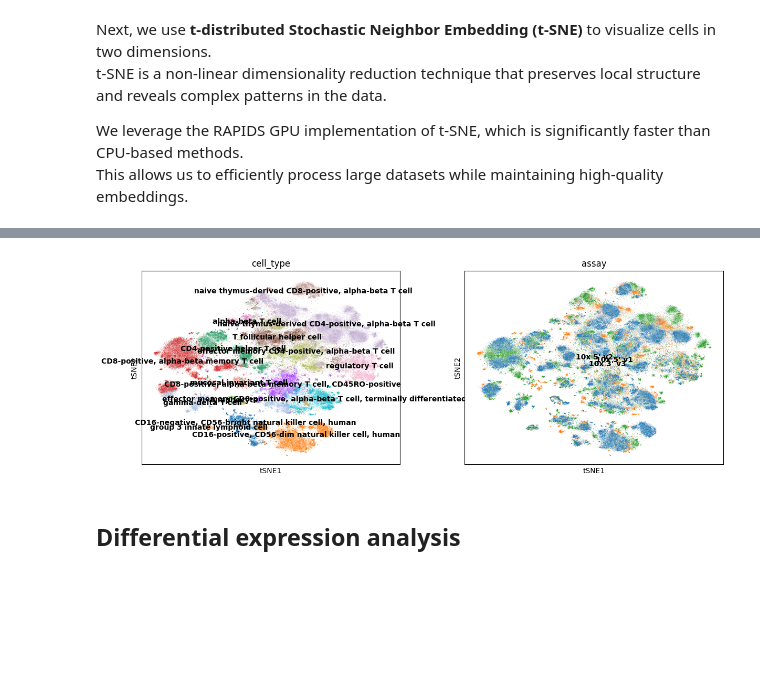
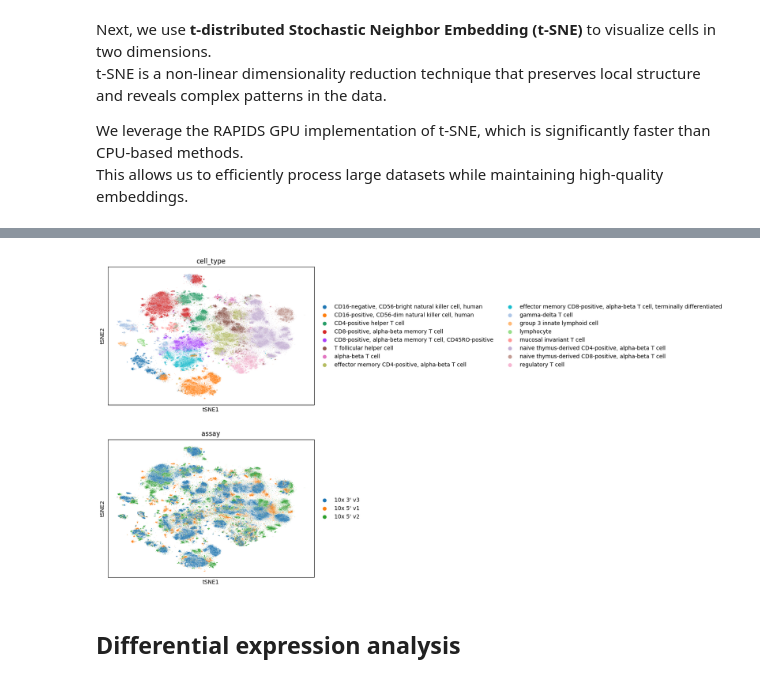
Before and after one commit to scverse/rapids_singlecell-notebooks, a Jupyter notebook: 01_demo_gpu.ipynb, the cells around one changed output, grey strips where cells are left out. Drawn from its saved outputs; the diff is of its cells as text; code cells hidden in the pictures; blank space fills up the shorter version.

```diff
--- a/01_demo_gpu.ipynb
+++ b/01_demo_gpu.ipynb
@@ -387,7 +393,7 @@ Wall time: 4.64 s
 # %%
-sc.pl.tsne(adata, color=["cell_type", "assay"], legend_loc="on data")
+sc.pl.tsne(adata, color=["cell_type", "assay"], ncols=1)
 # %% [output]
-[figure, old version]
+[figure, new version]
 # %% [markdown]
 ## Differential expression analysis
 # %% [markdown]
```
Also changed, not shown: parts of 35 cells of this notebook, 2 other files.
